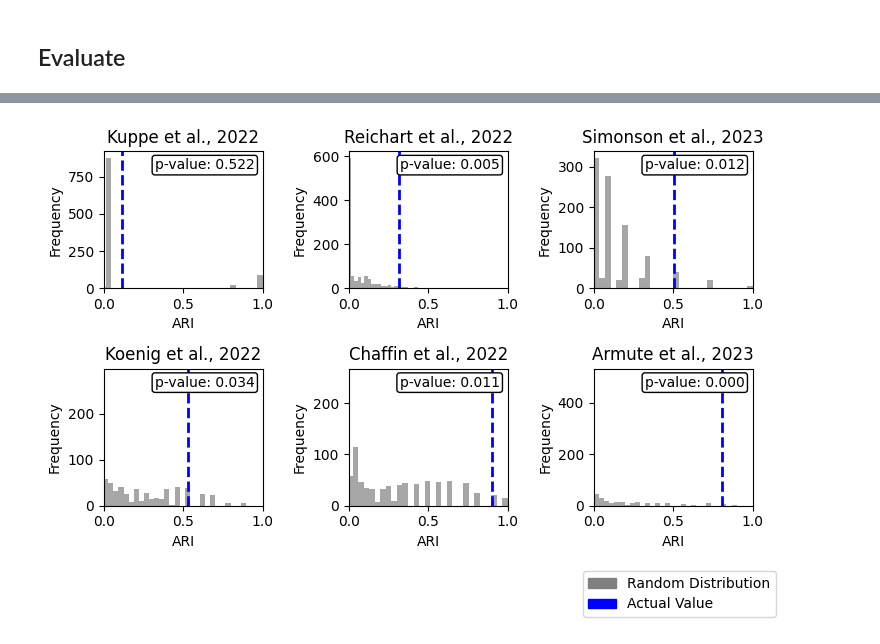
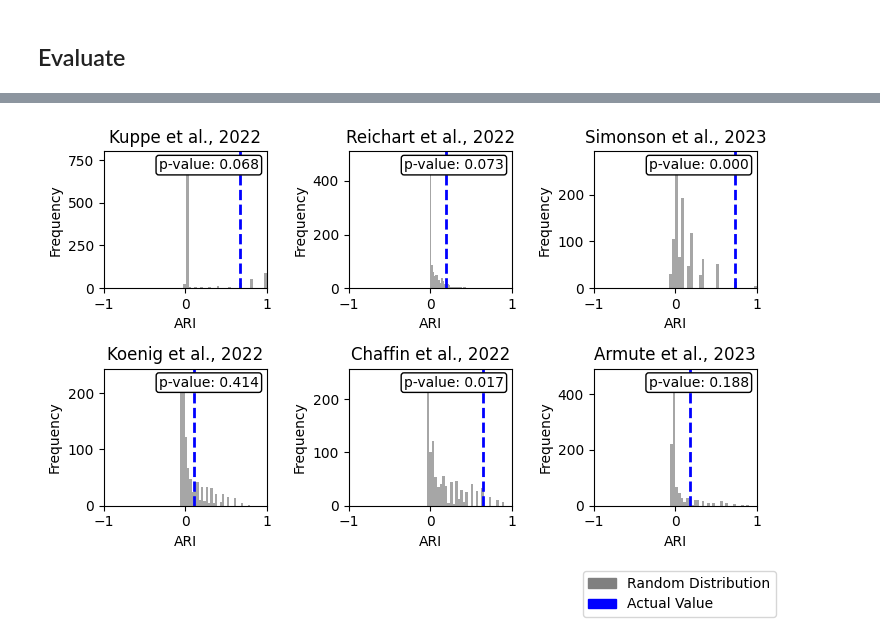
Before and after one commit to saezlab/lianaplus_manuscript, a Jupyter notebook: notebooks/kuppe/9.PredictionReliability.ipynb, the cells around one changed output, grey strips where cells are left out. Drawn from its saved outputs; the diff is of its cells as text; code cells hidden in the pictures.

Commit message:
make predictions across stages comparable

```diff
--- a/notebooks/kuppe/9.PredictionReliability.ipynb
+++ b/notebooks/kuppe/9.PredictionReliability.ipynb
@@ -63,7 +63,7 @@ See the caveats in the documentation: https://pandas.pydata.org/pandas-docs/stab
 # %%
 cell_pairs = pd.read_csv(os.path.join('results', 'cell_pairs.csv'))
 two = one.merge(cell_pairs, on=['source', 'target'], how='inner')
-predictions['(2)'] = get_ground_truth(two.head(30))
+predictions['(2)'] = get_ground_truth(two.head(17))
 # %% [output]
 A value is trying to be set on a copy of a slice from a DataFrame.
 Try using .loc[row_indexer,col_indexer] = value instead
@@ -76,7 +76,7 @@ lr_nmf = pd.read_csv(os.path.join('results', 'lr_pairs.csv'))
 lr_nmf = lr_nmf[lr_nmf['top1std']][['ligand', 'receptor']].rename(columns={'ligand': 'ligand_complex', 'receptor': 'receptor_complex'})
 # %%
 three = two.merge(lr_nmf, on=['ligand_complex', 'receptor_complex'], how='inner')
-three = three.head(150)
+three = three.head(42)
 predictions['(3)'] = get_ground_truth(three)
 # %% [output]
 A value is trying to be set on a copy of a slice from a DataFrame.
@@ -96,9 +96,10 @@ ct = ct.rename(columns={0: 'source', 1: 'target'})
 # %%
 four = pd.read_csv('results/kuppe_mofa_loadings.csv')
 four = four.merge(ct, how='inner')
+four = four[four['target'] == 'MY']
 four = four.sort_values("Factor1", ascending=False, key=abs)
 # %%
-predictions['(4)'] = get_ground_truth(four.head(25))
+predictions['(4)'] = get_ground_truth(four.head(20))
 # %% [output]
 A value is trying to be set on a copy of a slice from a DataFrame.
 Try using .loc[row_indexer,col_indexer] = value instead
@@ -285,33 +286,33 @@ def plot_distribution(dataset_name, metric_name, stage, results, ax, xmin=None,
              transform=ax.transAxes, fontsize=10, color='black',
              bbox=dict(facecolor='white', edgecolor='black', boxstyle='round,pad=0.2'))
 
 # Get the unique datasets
 sets = results['dataset'].unique()
 
 # Create a 3x2 grid of subplots
 fig, axs = plt.subplots(nrows=2, ncols=3, figsize=(7.5, 4.5))
 
 # Flatten the axes array
 axs = axs.flatten()
 
 # Create a plot for each dataset
 for i, dataset in enumerate(sets):
-    plot_distribution(dataset_name=dataset, metric_name='ARI', stage='(3)',
-                      xmin=0, xmax=1,
+    plot_distribution(dataset_name=dataset, metric_name='ARI', stage='(6)',
+                      xmin=-1, xmax=1,
                       results=results, ax=axs[i])
 
 # Remove unused subplots
 for j in range(i+1, len(axs)):
     fig.delaxes(axs[j])
 
 # Create custom legend handles
 random_patch = mpatches.Patch(color='gray', label='Random Distribution')
 actual_line = mpatches.Patch(color='blue', label='Actual Value')
 # Add the legend to the figure
 fig.legend(handles=[random_patch, actual_line], loc='upper right', bbox_to_anchor=(1, -0.0001))
 
 plt.tight_layout()
 plt.savefig('figures/ari_distributions.pdf', format='pdf')
 plt.show()
 # %% [output]
-[figure, old version]
+[figure, new version]
```
Also changed, not shown: parts of 8 cells of this notebook, 1 other file.
